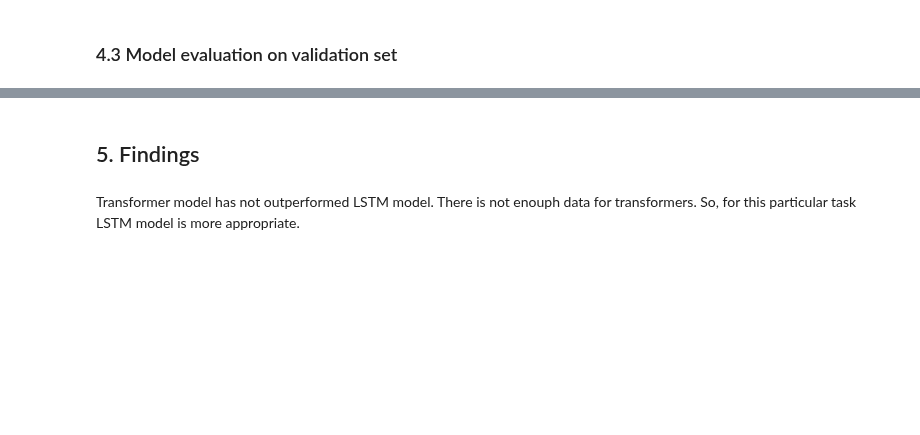
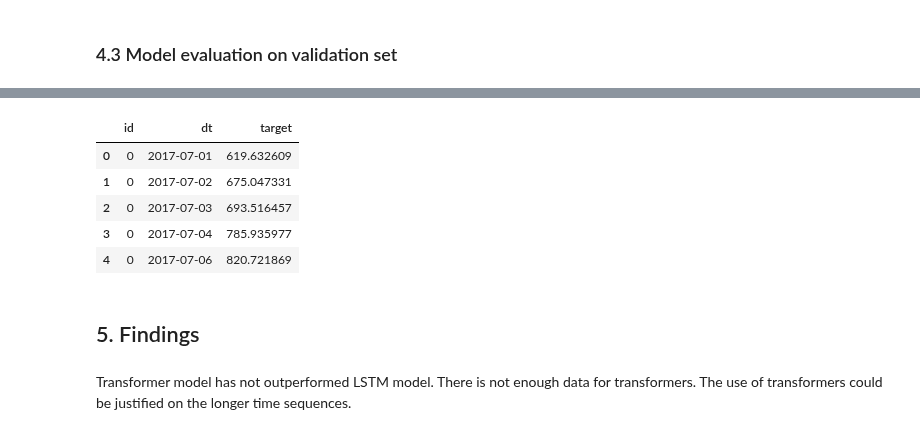
Before and after one commit to YaninaK/sales-forecast, a Jupyter notebook: notebooks/04_Transformer_model.ipynb, the cells around one changed output, grey strips where cells are left out. Cells and saved outputs as stored; diff of their text form; code cells hidden in the pictures; blank space fills up the shorter version.

```diff
--- a/notebooks/04_Transformer_model.ipynb
+++ b/notebooks/04_Transformer_model.ipynb
@@ -263,0 +266,2 @@ Mean absolute scaled error = 0.7595
+# %%
+pred_final = model.predict(X_test)
@@ -263,0 +272,7 @@ Mean absolute scaled error = 0.7595
+# %%
+scaler = joblib.load('data/03_primary/scaler_js.joblib')
+# %%
+arr_pred = pred_final[:, :, 0]
+y_pred = pd.DataFrame(arr_pred).T
+y_pred_rescaled = scaler.inv_transform(y_pred)
+y_pred_rescaled.shape
@@ -263,0 +283,4 @@ Mean absolute scaled error = 0.7595
+# %%
+predict_example = pd.read_parquet(PATH + 'data/01_raw/sample_submit.parquet.gzip')
+print(f'test.shape = {predict_example.shape}\n')
+predict_example.head(2)
@@ -264,4 +292,20 @@ Mean absolute scaled error = 0.7595
+# %%
+n_shops = 20
+for i in range(n_shops):
+  predict_example.loc[predict_example['id'] == i, 'target'] = y_pred_rescaled.loc[:, i]
+
+predict_example.to_parquet(
+    'data/06_model_output/sales_forecast_tf.parquet.gzip', compression='gzip'
+)
+predict_example.head()
+# %% [output]
+|  | id | dt | target |
+| 0 | 0 | 2017-07-01 | 619.632609 |
+| 1 | 0 | 2017-07-02 | 675.047331 |
+| 2 | 0 | 2017-07-03 | 693.516457 |
+| 3 | 0 | 2017-07-04 | 785.935977 |
+| 4 | 0 | 2017-07-06 | 820.721869 |
 # %% [markdown]
 ## 5. Findings
 # %% [markdown]
-Transformer model has not outperformed LSTM model. There is not enouph data for transformers. So, for this particular task LSTM model is more appropriate.
+Transformer model has not outperformed LSTM model. There is not enough data for transformers. The use of transformers could be justified on the longer time sequences.
```
Also changed, not shown: parts of 13 cells of this notebook.
